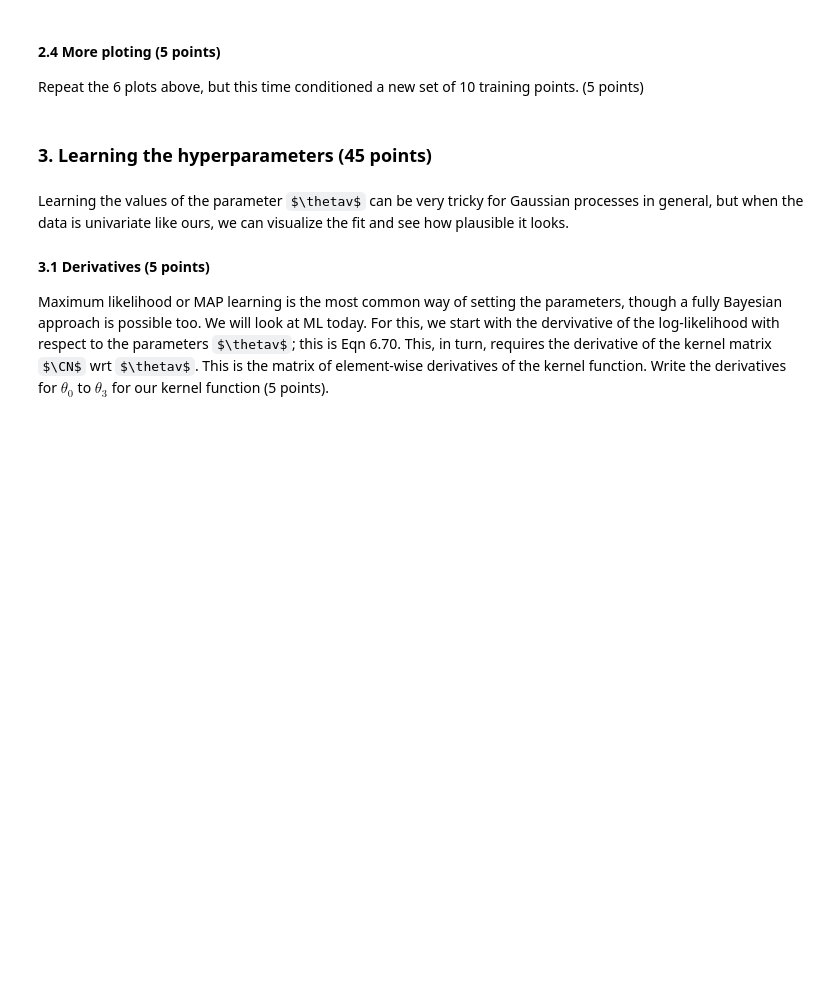
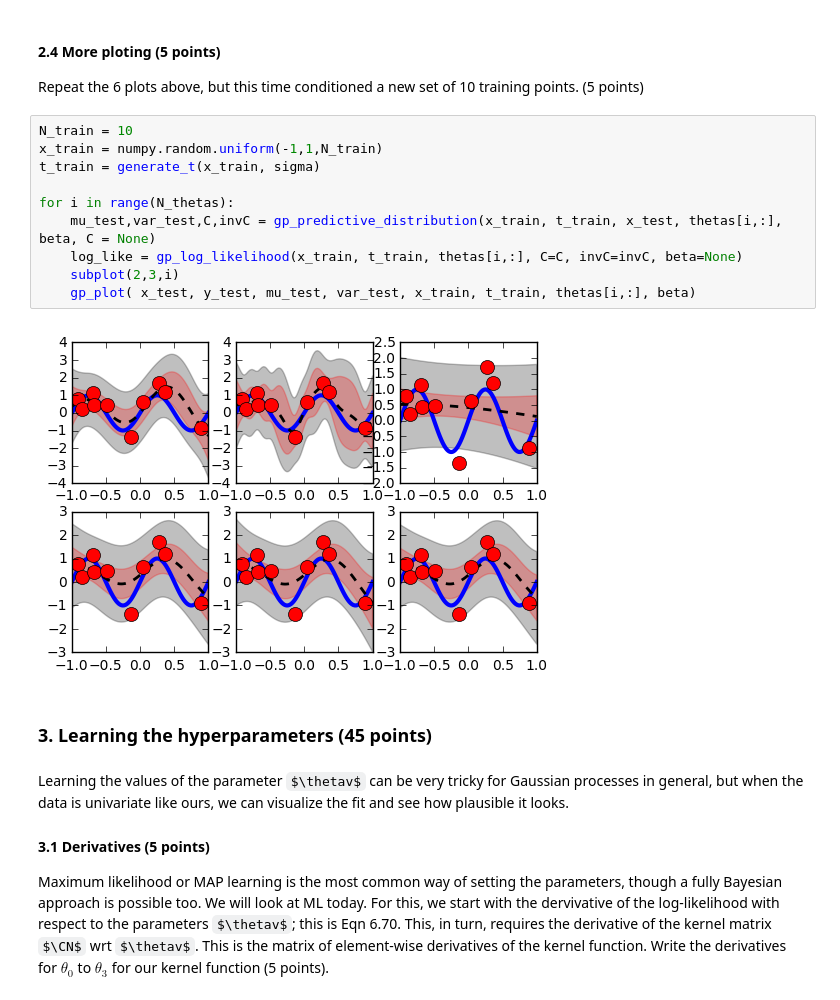
Before and after one commit to bogdanteleaga/ML1, a Jupyter notebook: lab3/lab3_Keijzer_Teleaga.ipynb, the cells around one changed output. Saved outputs shown, nothing was run; the diff lists cells and outputs as text; some formulas as TeX source; blank space fills up the shorter version.

```diff
--- a/lab3/lab3_Keijzer_Teleaga.ipynb
+++ b/lab3/lab3_Keijzer_Teleaga.ipynb
@@ -137,6 +206,18 @@ def gp_plot( x_test, y_test, mu_test, var_test, x_train, t_train, theta, beta ):
 # %% [markdown]
 #### 2.4 More ploting (5 points)
 Repeat the 6 plots above, but this time conditioned a new set of 10 training points. (5 points)
+# %%
+N_train = 10
+x_train = numpy.random.uniform(-1,1,N_train)
+t_train = generate_t(x_train, sigma)
+
+for i in range(N_thetas):
+    mu_test,var_test,C,invC = gp_predictive_distribution(x_train, t_train, x_test, thetas[i,:], beta, C = None)
+    log_like = gp_log_likelihood(x_train, t_train, thetas[i,:], C=C, invC=invC, beta=None)
+    subplot(2,3,i)
+    gp_plot( x_test, y_test, mu_test, var_test, x_train, t_train, thetas[i,:], beta)
+# %% [output]
+[figure, added]
 # %% [markdown]
 ### 3. Learning the hyperparameters (45 points)
 # %% [markdown]
```
Also changed, not shown: parts of 7 cells of this notebook.
